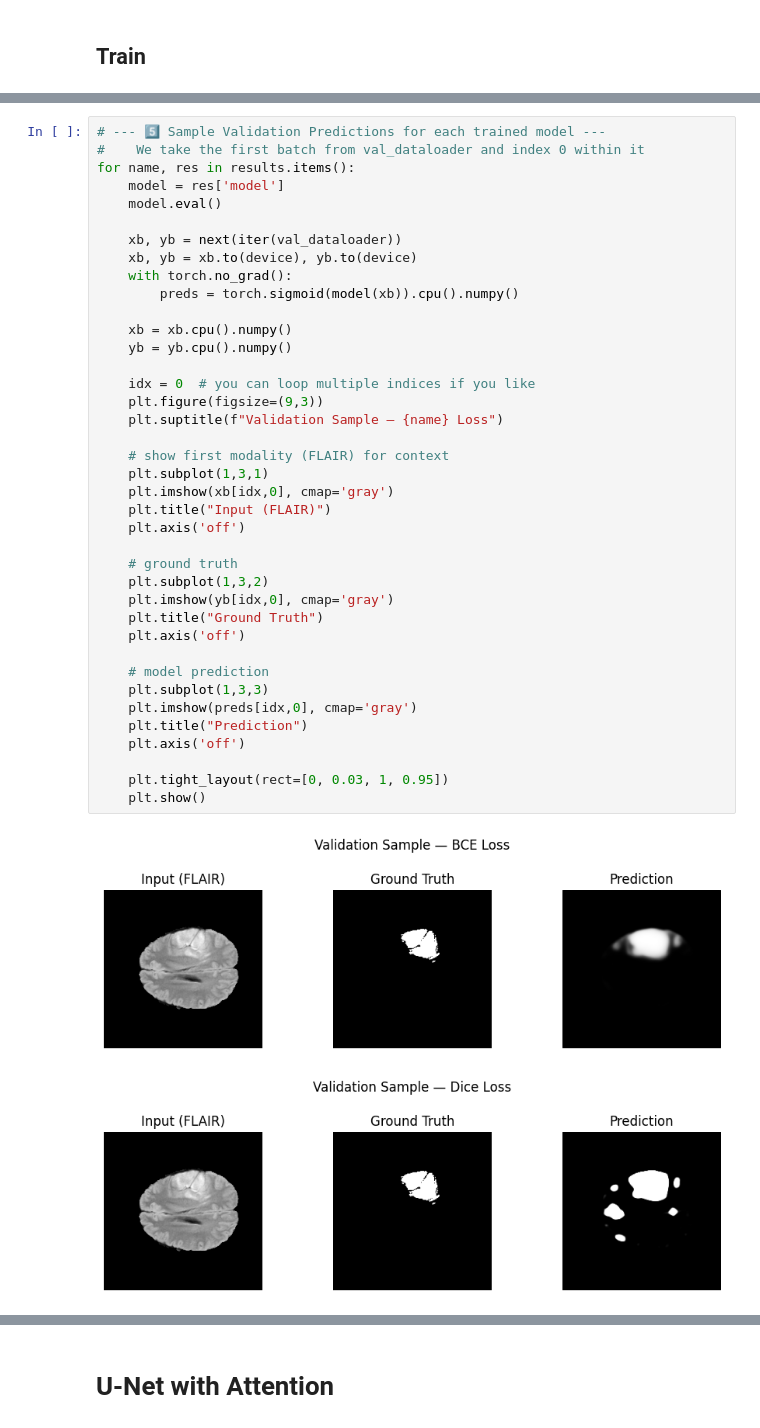
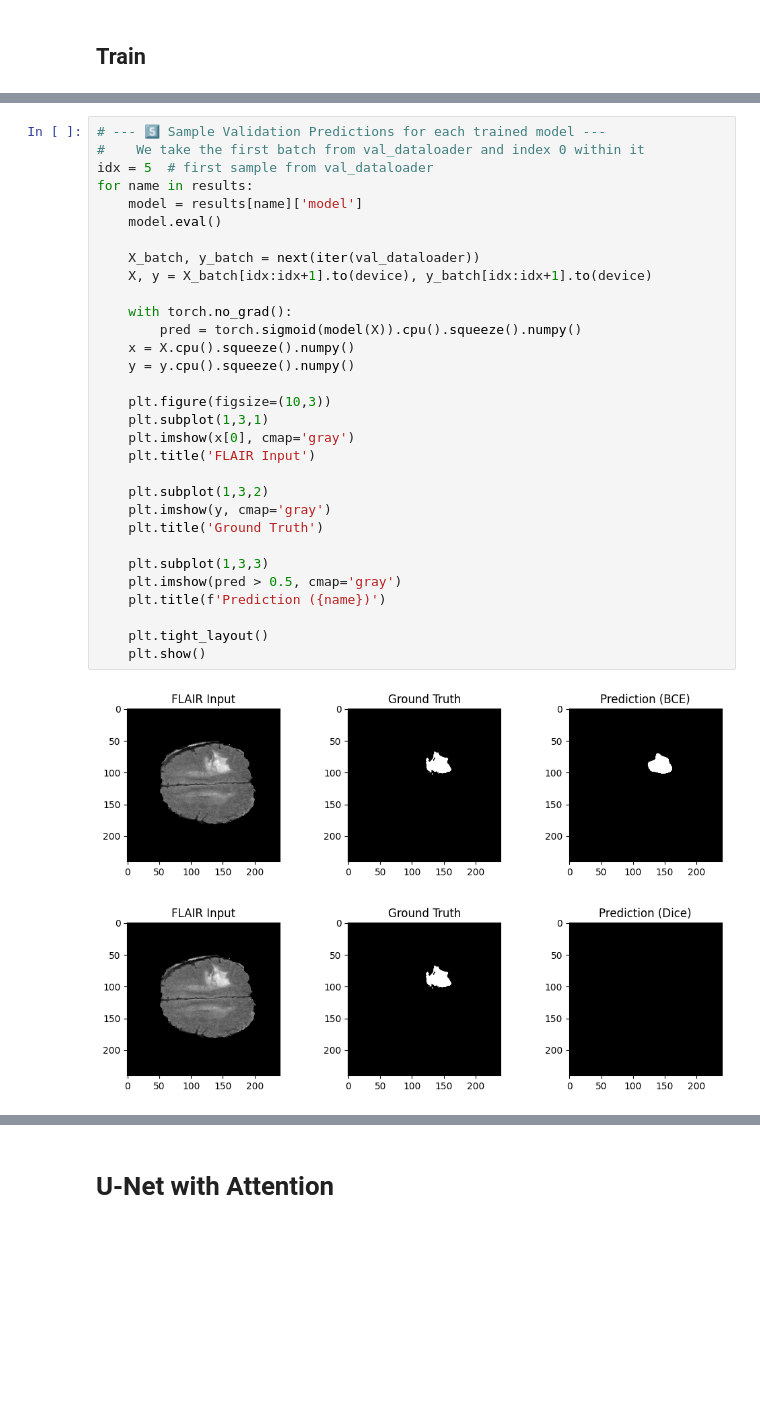
Before and after one commit to theveryhim/UNet-Segmentation, a Jupyter notebook: UNet-Segmentation.ipynb, the cells around one changed output, grey strips where cells are left out. Cells and saved outputs as stored; diff of their text form; blank space fills up the shorter version.

```diff
--- a/UNet-Segmentation.ipynb
+++ b/UNet-Segmentation.ipynb
@@ -368,42 +388,34 @@ for name, res in results.items():
 # %%
 # --- 5️⃣ Sample Validation Predictions for each trained model ---
 #    We take the first batch from val_dataloader and index 0 within it
-for name, res in results.items():
-    model = res['model']
+idx = 5  # first sample from val_dataloader
+for name in results:
+    model = results[name]['model']
     model.eval()
 
-    xb, yb = next(iter(val_dataloader))
-    xb, yb = xb.to(device), yb.to(device)
+    X_batch, y_batch = next(iter(val_dataloader))
+    X, y = X_batch[idx:idx+1].to(device), y_batch[idx:idx+1].to(device)
+
     with torch.no_grad():
-        preds = torch.sigmoid(model(xb)).cpu().numpy()
+        pred = torch.sigmoid(model(X)).cpu().squeeze().numpy()
+    x = X.cpu().squeeze().numpy()
+    y = y.cpu().squeeze().numpy()
 
-    xb = xb.cpu().numpy()
-    yb = yb.cpu().numpy()
+    plt.figure(figsize=(10,3))
+    plt.subplot(1,3,1)
+    plt.imshow(x[0], cmap='gray')
+    plt.title('FLAIR Input')
 
-    idx = 0  # you can loop multiple indices if you like
-    plt.figure(figsize=(9,3))
-    plt.suptitle(f"Validation Sample — {name} Loss")
+    plt.subplot(1,3,2)
+    plt.imshow(y, cmap='gray')
+    plt.title('Ground Truth')
 
-    # show first modality (FLAIR) for context
-    plt.subplot(1,3,1)
-    plt.imshow(xb[idx,0], cmap='gray')
-    plt.title("Input (FLAIR)")
-    plt.axis('off')
+    plt.subplot(1,3,3)
+    plt.imshow(pred > 0.5, cmap='gray')
+    plt.title(f'Prediction ({name})')
 
-    # ground truth
-    plt.subplot(1,3,2)
-    plt.imshow(yb[idx,0], cmap='gray')
-    plt.title("Ground Truth")
-    plt.axis('off')
-
-    # model prediction
-    plt.subplot(1,3,3)
-    plt.imshow(preds[idx,0], cmap='gray')
-    plt.title("Prediction")
-    plt.axis('off')
-
-    plt.tight_layout(rect=[0, 0.03, 1, 0.95])
+    plt.tight_layout()
     plt.show()
 # %% [output]
-[figure, old version]
+[figure, new version]
-[figure, old version]
+[figure, new version]
```
Also changed, not shown: parts of 8 cells of this notebook, 10 other files.
